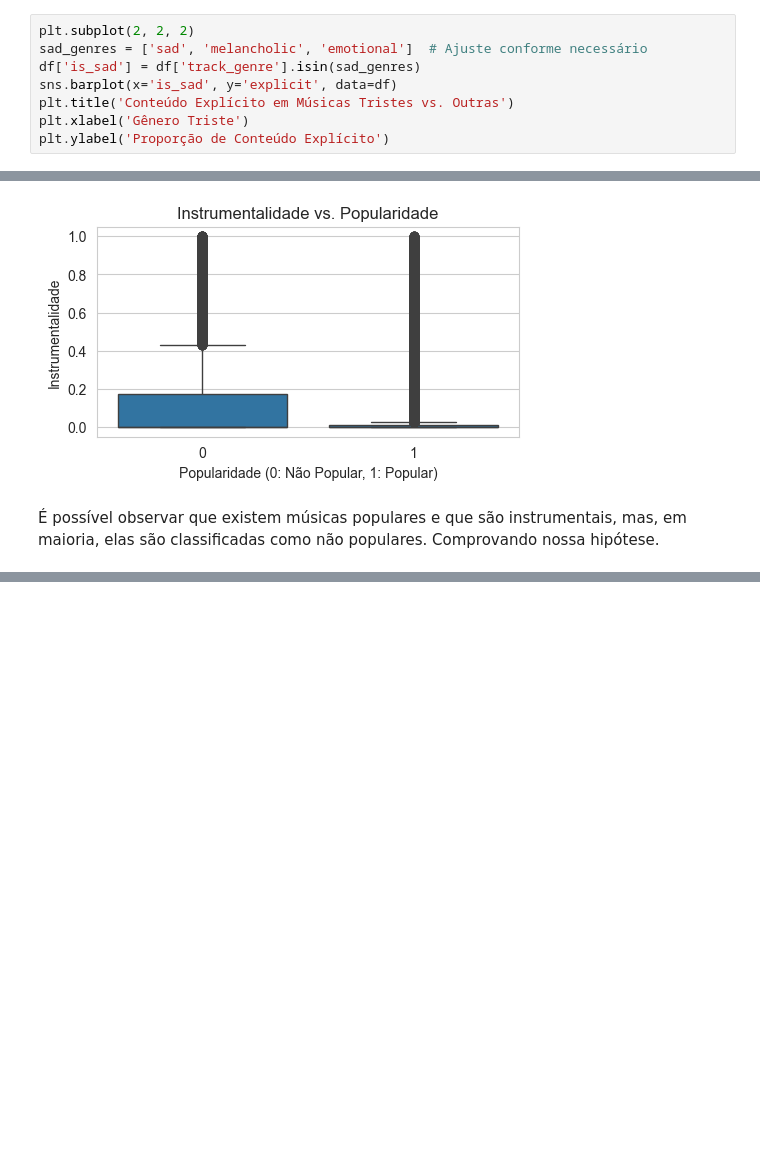
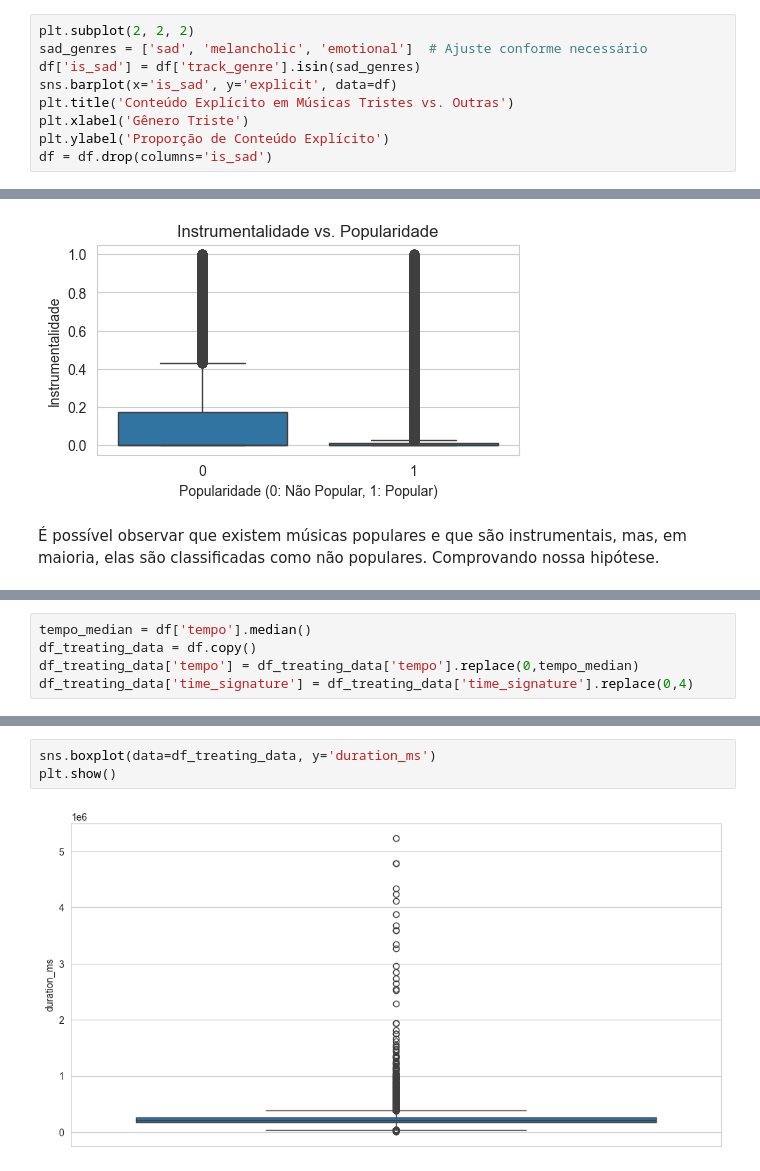
Before and after one commit to LucasMaga00/ponderadaSemana04, a Jupyter notebook: proximo-hit-spotify/Ponderada/ponderada.ipynb, the cells around one changed output, grey strips where cells are left out. Drawn from its saved outputs; the diff is of its cells as text; blank space fills up the shorter version.

```diff
--- a/proximo-hit-spotify/Ponderada/ponderada.ipynb
+++ b/proximo-hit-spotify/Ponderada/ponderada.ipynb
@@ -264,4 +306,5 @@ sns.barplot(x='is_sad', y='explicit', data=df)
 plt.title('Conteúdo Explícito em Músicas Tristes vs. Outras')
 plt.xlabel('Gênero Triste')
 plt.ylabel('Proporção de Conteúdo Explícito')
+df = df.drop(columns='is_sad')
 # %% [output]
@@ -301,0 +458,5 @@ Text(0, 0.5, 'Instrumentalidade')
+# %%
+tempo_median = df['tempo'].median()
+df_treating_data = df.copy()
+df_treating_data['tempo'] = df_treating_data['tempo'].replace(0,tempo_median)
+df_treating_data['time_signature'] = df_treating_data['time_signature'].replace(0,4)
@@ -301,0 +471,5 @@ Text(0, 0.5, 'Instrumentalidade')
+# %%
+sns.boxplot(data=df_treating_data, y='duration_ms')
+plt.show()
+# %% [output]
+[figure, added]
```
Also changed, not shown: parts of 42 cells of this notebook.
